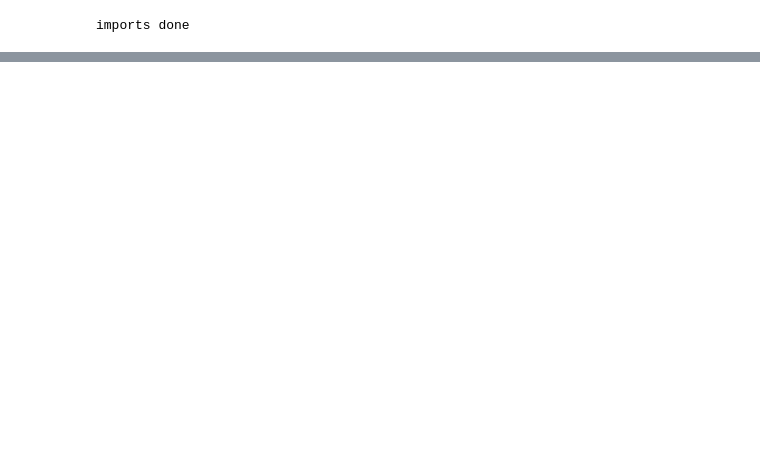
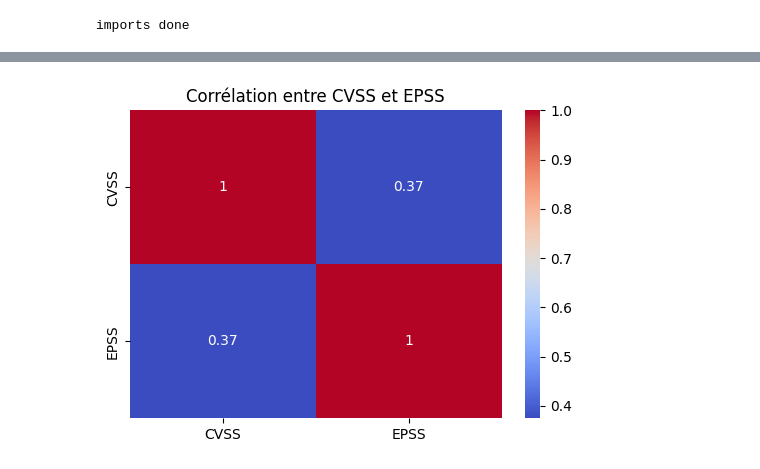
Before and after one commit to Miner205/Mastercamp-Project-TD-Final-grp11, a Jupyter notebook: Notebook.ipynb, the cells around one changed output, grey strips where cells are left out. Cells and saved outputs as stored; diff of their text form; code cells hidden in the pictures; blank space fills up the shorter version.

```diff
--- a/Notebook.ipynb
+++ b/Notebook.ipynb
@@ -190,3 +232,21 @@ plt.show()
+# %%
+import seaborn as sns
+
+corr = df[["CVSS", "EPSS"]].corr()
+
+plt.figure(figsize=(6,4))
+
+sns.heatmap(
+    corr,
+    annot=True,
+    cmap="coolwarm"
+)
+
+plt.title("Corrélation entre CVSS et EPSS")
+
+plt.show()
+# %% [output]
+[figure, added]
 # %%
 # Test de Graphique 3D : Éditeur x CVSS moyen x Variété CWE
 
```
Also changed, not shown: parts of 19 cells of this notebook.
